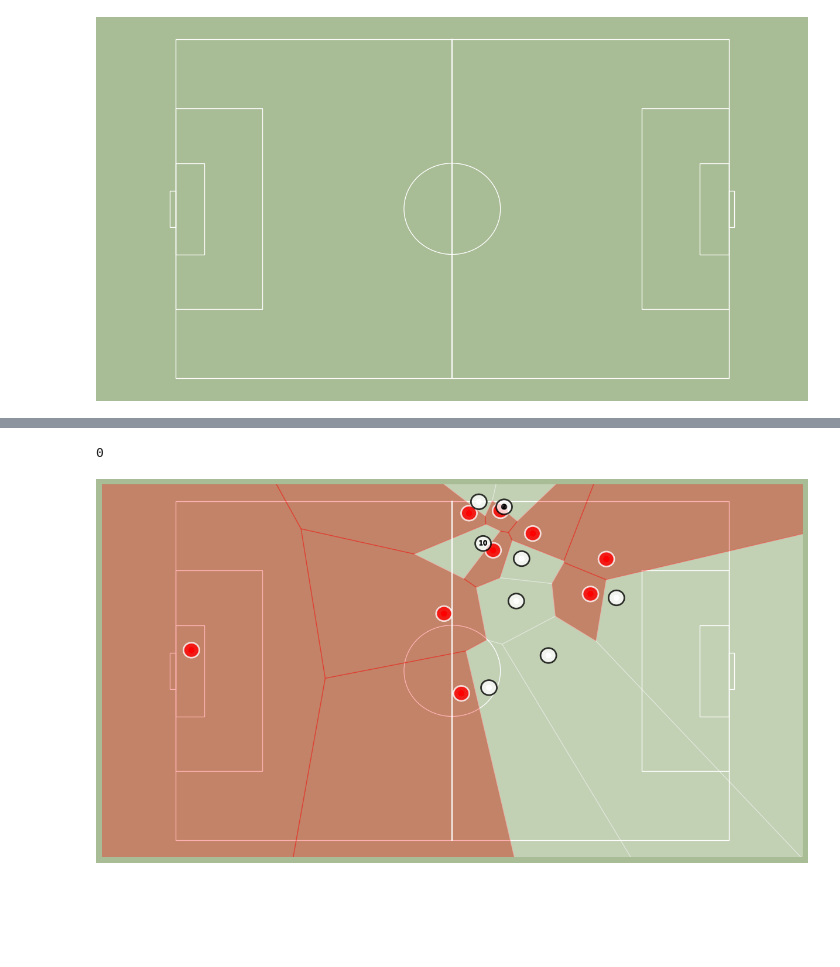
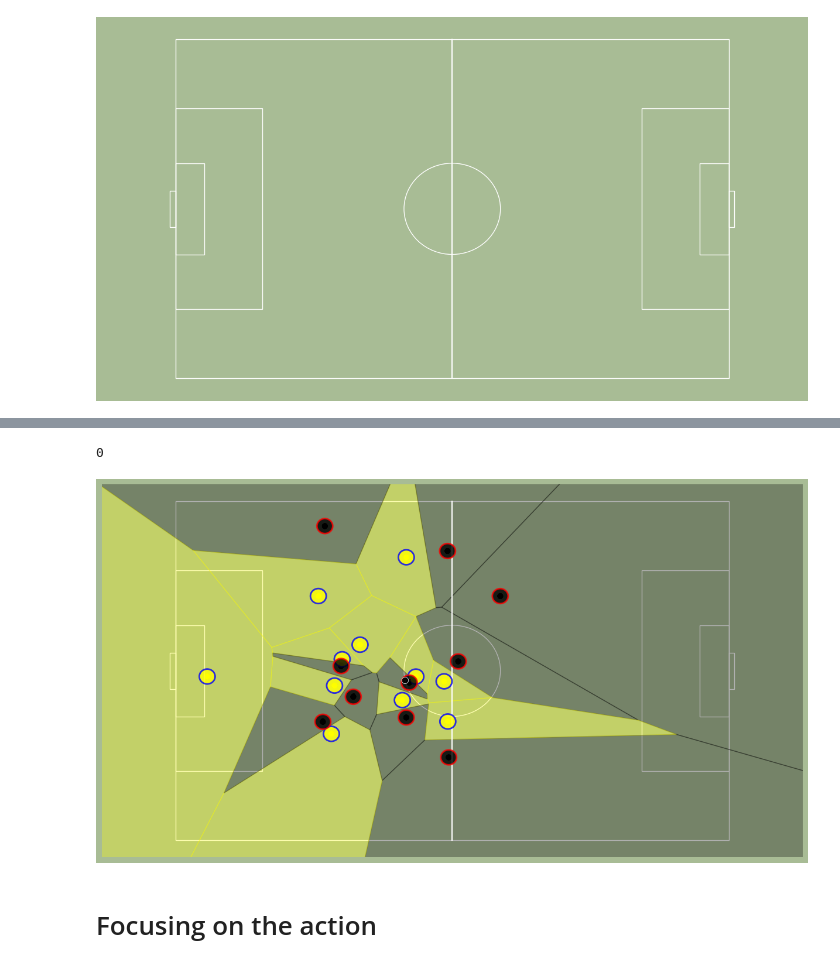
Before and after one commit to rjtavares/football-crunching, a Jupyter notebook: notebooks/using voronoi diagrams.ipynb, the cells around one changed output, grey strips where cells are left out. Saved outputs shown, nothing was run; the diff lists cells and outputs as text; code cells hidden in the pictures; blank space fills up the shorter version.

Commit message:
Updated "using voronoi diagrams" notebook
With data from the classic Brazil-Germany 2014 World Cup match

```diff
--- a/notebooks/using voronoi diagrams.ipynb
+++ b/notebooks/using voronoi diagrams.ipynb
@@ -11,3 +30,3 @@ import matplotlib.patheffects as path_effects
 # %%
-df = pd.read_csv('../datasets/GER_[3]-0_SRB_positional_data.csv', index_col=(0,1))
-dfPlayers = pd.read_csv('../datasets/GER_[3]-0_SRB_player_data.csv', index_col=0)
+df = pd.read_csv('../datasets/BRA_0-[5]_GER_positional_data.csv', index_col=(0,1))
+dfPlayers = pd.read_csv('../datasets/BRA_0-[5]_GER_player_data.csv', index_col=0)
@@ -178,35 +209,37 @@ def draw_voronoi(df, dfPlayers, t):
                     plt.fill(x, y, c=color, alpha=0.30)
                 except IndexError:
                     pass
                 except AttributeError:
                     pass
 
         plt.scatter(dfVor['x'], dfVor['y'], c=dfVor['bgcolor'], alpha=0.2)
     return fig, ax, dfFrame
 
 def calculate_voronoi(dfFrame, dfPlayers):
     dfTemp = dfFrame.copy().drop(0, errors='ignore').join(dfPlayers, rsuffix='_dup')
 
     values = np.vstack((dfTemp[['x', 'y']].values*SCALERS,
                         [-1000,-1000],
                         [+1000,+1000],
                         [+1000,-1000],
                         [-1000,+1000]
                        ))
 
     vor = Voronoi(values)
 
     dfTemp['region'] = vor.point_region[:-4]
 
     return vor, dfTemp
 
 
-draw_voronoi(df, dfPlayers, t=4.9)
+draw_voronoi(df, dfPlayers, t=2.5)
 
 0
 # %% [output]
 0
-[figure, old version]
+[figure, new version]
+# %% [markdown]
+# Focusing on the action
 # %%
 direction = -1
 
```
Also changed, not shown: parts of 9 cells of this notebook, 2 other files.
